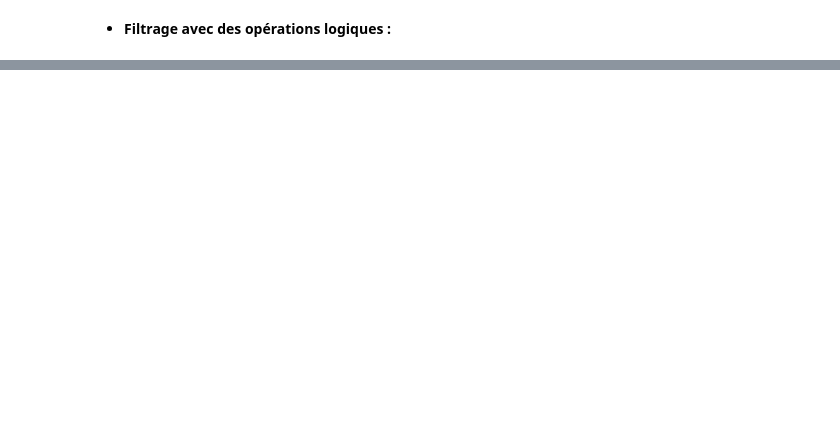
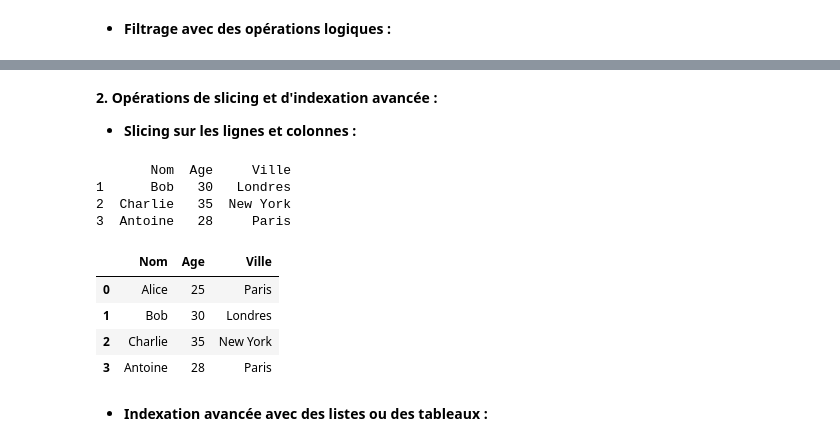
Before and after one commit to Yann-Fournier/Manipulation-de-donn-es-Python-B2, a Jupyter notebook: Pandas/Pandas.ipynb, the cells around one changed output, grey strips where cells are left out. Drawn from its saved outputs; the diff is of its cells as text; code cells hidden in the pictures; blank space fills up the shorter version.

```diff
--- a/Pandas/Pandas.ipynb
+++ b/Pandas/Pandas.ipynb
@@ -479,0 +230,22 @@ Dans cet exemple, les deux DataFrames `df_exam1` et `df_exam2` ont été concat
+# %% [markdown]
+**2. Opérations de slicing et d'indexation avancée :**
+
+   - **Slicing sur les lignes et colonnes :**
+# %%
+# Slicing sur les lignes
+print(df[1:4])  # Sélection des lignes 2 à 4 (excluant la 5ème)
+
+# Slicing sur les colonnes
+df.loc[:, 'Nom':'Ville']  # Sélection des colonnes 'Nom' à 'Ville'
+# %% [output]
+       Nom  Age     Ville
+1      Bob   30   Londres
+2  Charlie   35  New York
+3  Antoine   28     Paris
+|  | Nom | Age | Ville |
+| 0 | Alice | 25 | Paris |
+| 1 | Bob | 30 | Londres |
+| 2 | Charlie | 35 | New York |
+| 3 | Antoine | 28 | Paris |
+# %% [markdown]
+- **Indexation avancée avec des listes ou des tableaux :**
```
Also changed, not shown: parts of 44 cells of this notebook.
